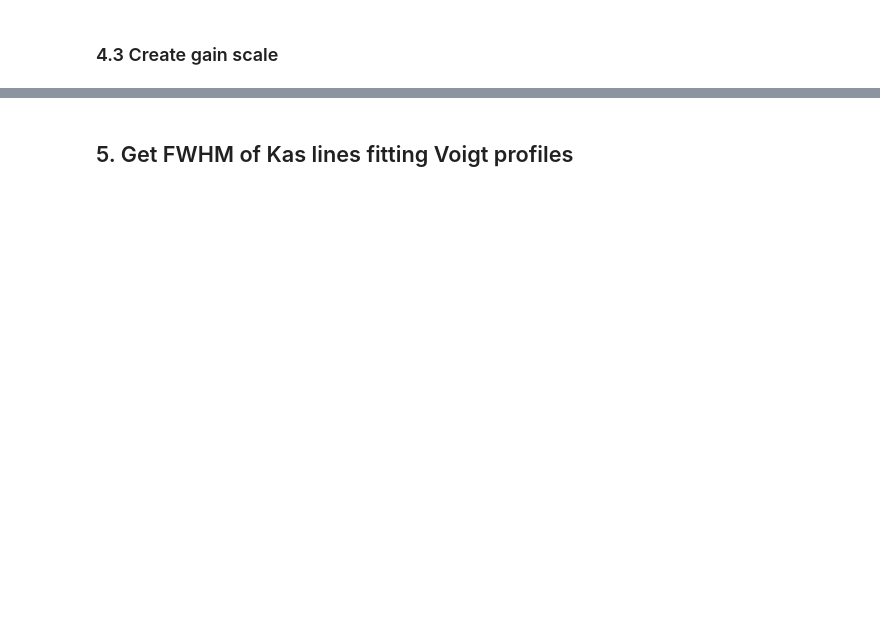
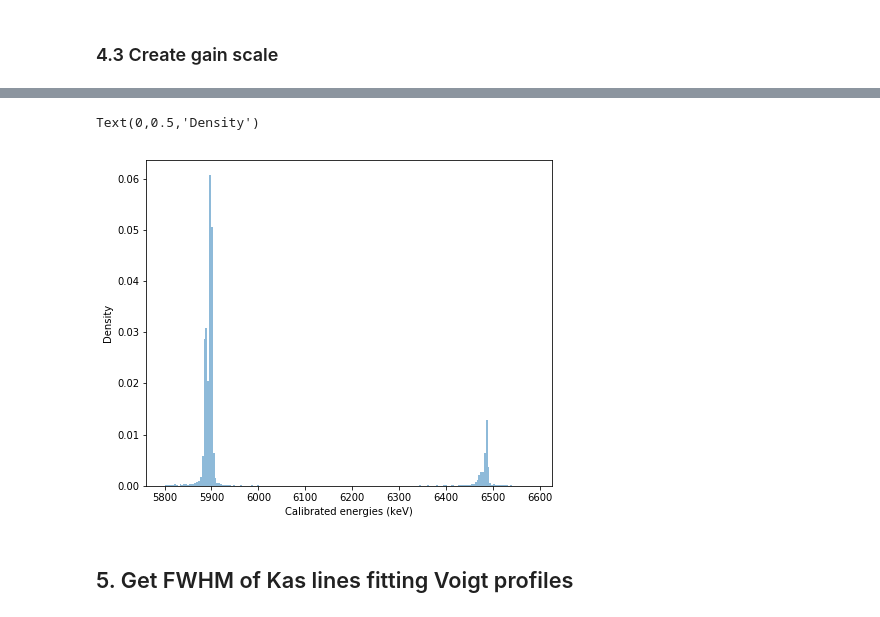
Before and after one commit to mtceballos/SIRENAcode, a Jupyter notebook: realData/h5Files/analysis.ipynb, the cells around one changed output, grey strips where cells are left out. Saved outputs shown, nothing was run; the diff lists cells and outputs as text; code cells hidden in the pictures; blank space fills up the shorter version.

```diff
--- a/realData/h5Files/analysis.ipynb
+++ b/realData/h5Files/analysis.ipynb
@@ -667,16 +495,19 @@ recon_lines = (mean1,mean2,mean3)
 # %%
-eners_HR = inter + slope * data_HR.SIGNAL
+eners_HR = inter + slope * 1e3*data_HR.SIGNAL
 # select data in Kas/Kb range (otherwise there is always a smaller pulse comimg from multiple rows)
-enerKs_HR = eners_HR[(eners_HR > 5.80) & (eners_HR < 6.6)]
+enerKs_HR = eners_HR[(eners_HR > 5800) & (eners_HR < 6600)]
 
 # create histogram
 fig = plt.figure(figsize=(16,6))
 ax1 = fig.add_subplot(1, 2, 1)
 bin_heights, bin_borders, _ = ax1.hist(enerKs_HR,bins=200, density=True,label="Histogram", alpha=0.5)
 bin_centers = bin_borders[:-1] + np.diff(bin_borders) / 2
 x_interval_for_fit = np.linspace(bin_borders[0], bin_borders[-1], 10000)
 ax1.set_xlabel("Calibrated energies (keV)")
 ax1.set_ylabel("Density")
+# %% [output]
+Text(0,0.5,'Density')
+[figure, added]
 # %% [markdown]
 ## 5. Get FWHM of Kas lines fitting Voigt profiles
 # %%
```
Also changed, not shown: parts of 40 cells of this notebook, 1 other file.
